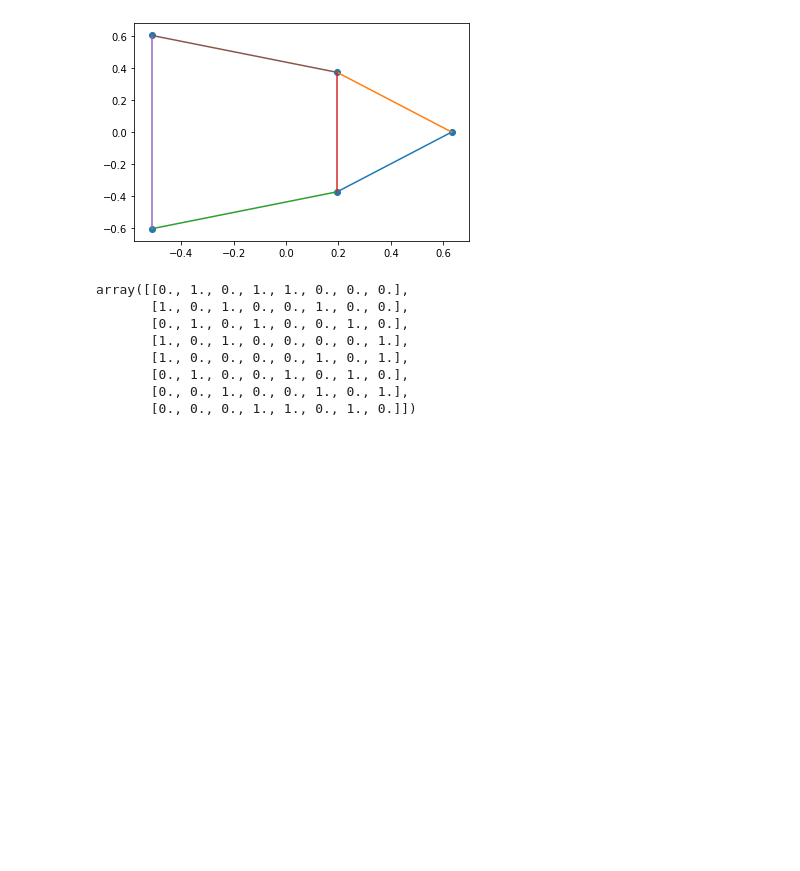
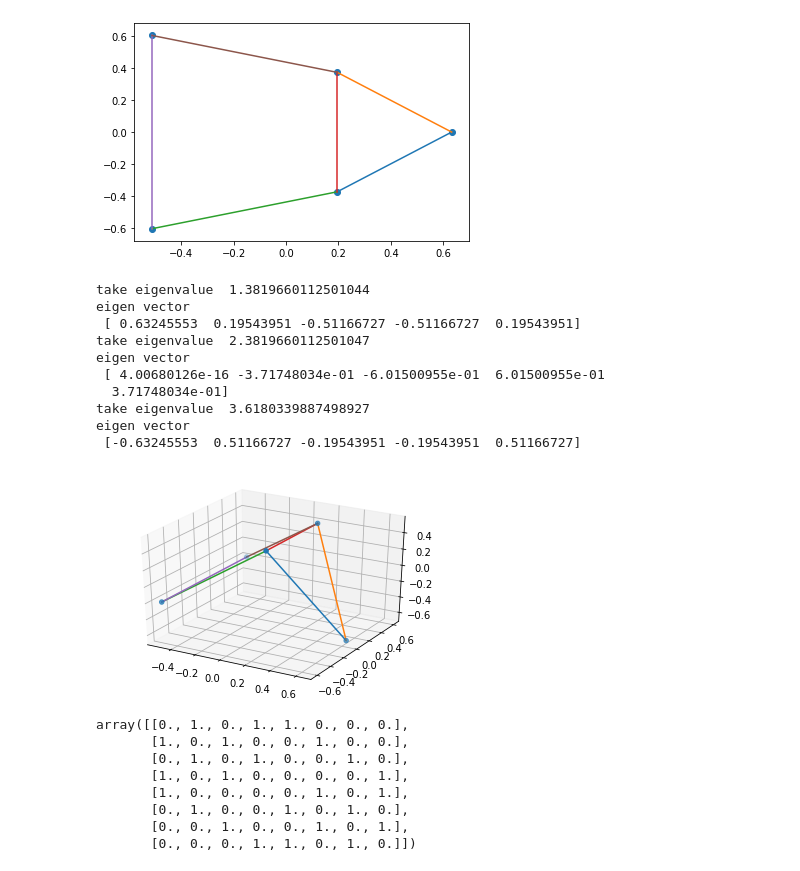
Before and after one commit to EazyReal/LinearAlgebra-II-2020spring, a Jupyter notebook: HW10 - Spectral Drawing.ipynb, the cells around one changed output. Cells and saved outputs as stored; diff of their text form; code cells hidden in the pictures; blank space fills up the shorter version.

```diff
--- a/HW10 - Spectral Drawing.ipynb
+++ b/HW10 - Spectral Drawing.ipynb
@@ -86,6 +92,20 @@ eigen vector
  [ 4.00680126e-16 -3.71748034e-01 -6.01500955e-01  6.01500955e-01
   3.71748034e-01]
 [figure]
+# %%
+spectral_draw(A1, 3)
+# %% [output]
+take eigenvalue  1.3819660112501044
+eigen vector
+ [ 0.63245553  0.19543951 -0.51166727 -0.51166727  0.19543951]
+take eigenvalue  2.3819660112501047
+eigen vector
+ [ 4.00680126e-16 -3.71748034e-01 -6.01500955e-01  6.01500955e-01
+  3.71748034e-01]
+take eigenvalue  3.6180339887498927
+eigen vector
+ [-0.63245553  0.51166727 -0.19543951 -0.19543951  0.51166727]
+[figure, added]
 # %%
 CubeA = np.zeros([8,8])
 CubeE = [(1,2), (2,3), (3,4), (4,1), (1,5), (2,6), (3, 7), (4, 8), (5,6), (6, 7), (7, 8), (8, 5)]
```
Also changed, not shown: parts of 1 cell of this notebook, 11 other files.
